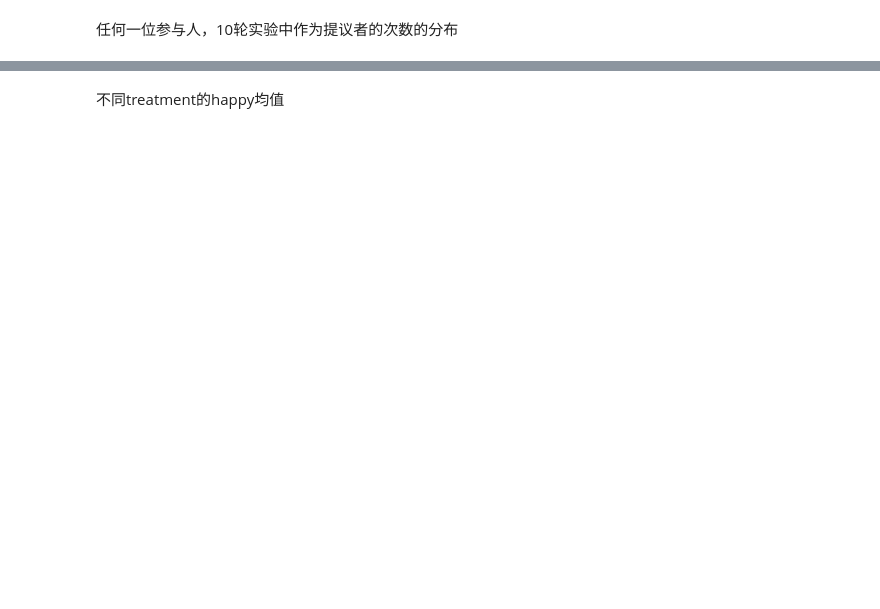
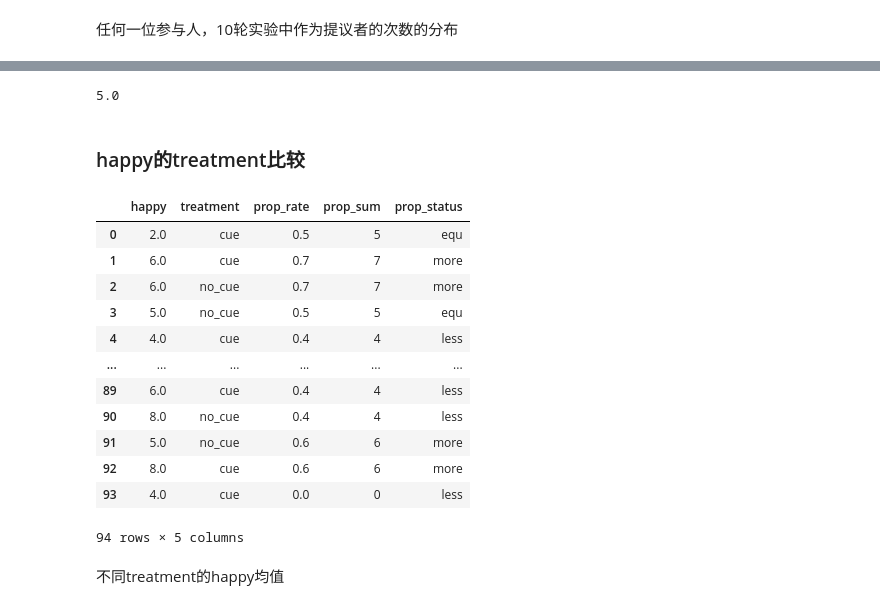
Before and after one commit to itsaquestion/otree5_common_prosperity_2, a Jupyter notebook: 数据分析/共同富裕实验数据分析.ipynb, the cells around one changed output, grey strips where cells are left out. Cells and saved outputs as stored; diff of their text form; code cells hidden in the pictures; blank space fills up the shorter version.

```diff
--- a/数据分析/共同富裕实验数据分析.ipynb
+++ b/数据分析/共同富裕实验数据分析.ipynb
@@ -920,3 +907,34 @@ tmp_df
+# %%
+tmp_df['prop_sum'].median()
+# %% [output]
+5.0
+# %% [markdown]
+### happy的treatment比较
+# %%
+def set_prop_status(x):
+    if x < 0.5:
+        return 'less'
+    elif x > 0.5:
+        return 'more'
+    else:
+        return 'equ'
+
+tmp_df['prop_status'] = tmp_df['prop_rate'].apply(set_prop_status)
+tmp_df
+# %% [output]
+|  | happy | treatment | prop_rate | prop_sum | prop_status |
+| 0 | 2.0 | cue | 0.5 | 5 | equ |
+| 1 | 6.0 | cue | 0.7 | 7 | more |
+| 2 | 6.0 | no_cue | 0.7 | 7 | more |
+| 3 | 5.0 | no_cue | 0.5 | 5 | equ |
+| 4 | 4.0 | cue | 0.4 | 4 | less |
+| ... | ... | ... | ... | ... | ... |
+| 89 | 6.0 | cue | 0.4 | 4 | less |
+| 90 | 8.0 | no_cue | 0.4 | 4 | less |
+| 91 | 5.0 | no_cue | 0.6 | 6 | more |
+| 92 | 8.0 | cue | 0.6 | 6 | more |
+| 93 | 4.0 | cue | 0.0 | 0 | less |
+94 rows × 5 columns
 # %% [markdown]
 不同treatment的happy均值
 # %%
```
Also changed, not shown: parts of 12 cells of this notebook, 13 other files.
